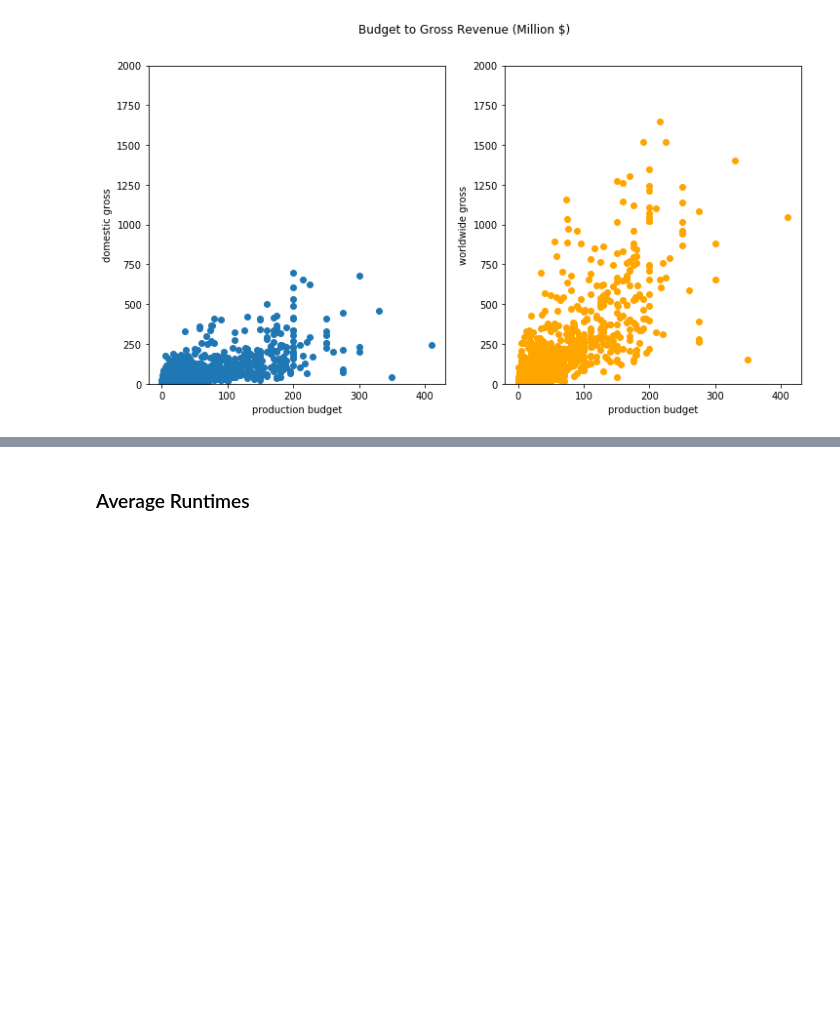
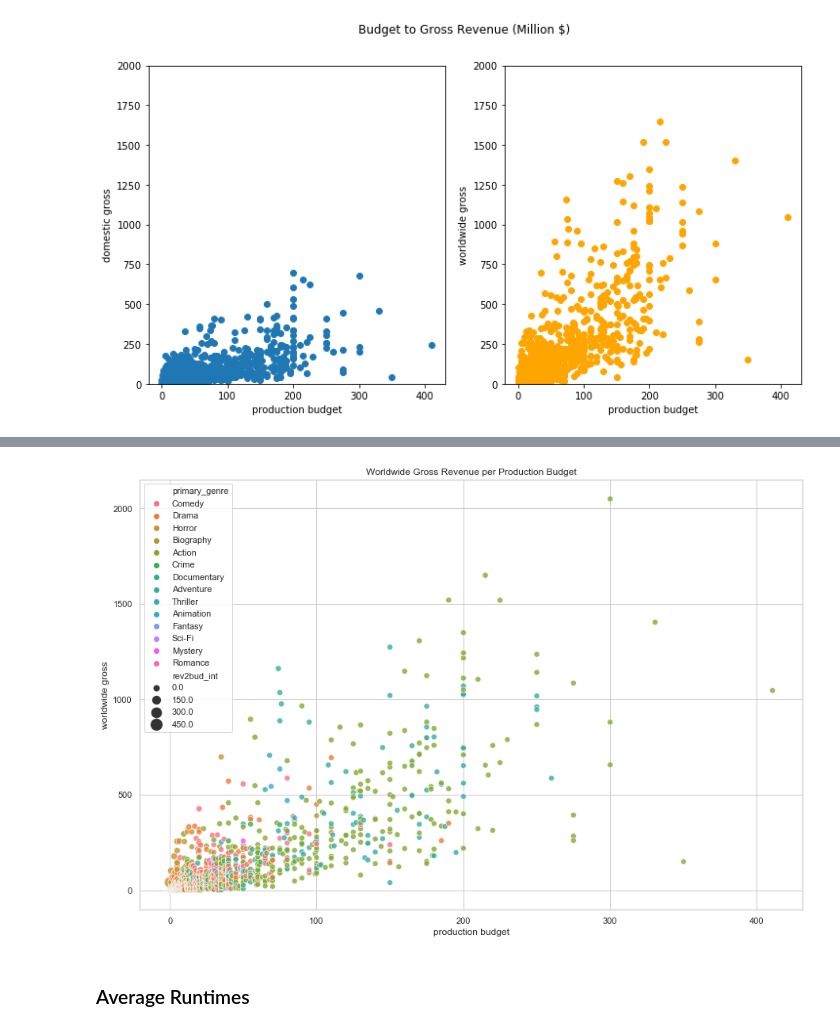
Before and after one commit to stereopickle/DS_movie_EDA, a Jupyter notebook: 010.Data_Analysis_Overview.ipynb, the cells around one changed output, grey strips where cells are left out. Drawn from its saved outputs; the diff is of its cells as text; code cells hidden in the pictures; blank space fills up the shorter version.

```diff
--- a/010.Data_Analysis_Overview.ipynb
+++ b/010.Data_Analysis_Overview.ipynb
@@ -154,2 +189,19 @@ plt.show()
+# %%
+tmp = df[['primary_genre', "rev2bud_dom", "rev2bud_int", \
+          'production_budget', 'domestic_gross', 'worldwide_gross']].sort_values(by = 'production_budget')
+
+
+plt.figure(figsize = (15, 10))
+ax1 = sns.scatterplot(x = "production_budget", y = "worldwide_gross", hue = "primary_genre", \
+                     size = "rev2bud_int", sizes = (50, 200), data = tmp, alpha = 0.8)
+
+
+ax1.set_ylabel("worldwide gross")
+ax1.set_xlabel("production budget")
+ax1.set_title("Worldwide Gross Revenue per Production Budget")
+
+plt.show()
+# %% [output]
+[figure, added]
 # %% [markdown]
 ### Average Runtimes
```
Also changed, not shown: parts of 19 cells of this notebook.
